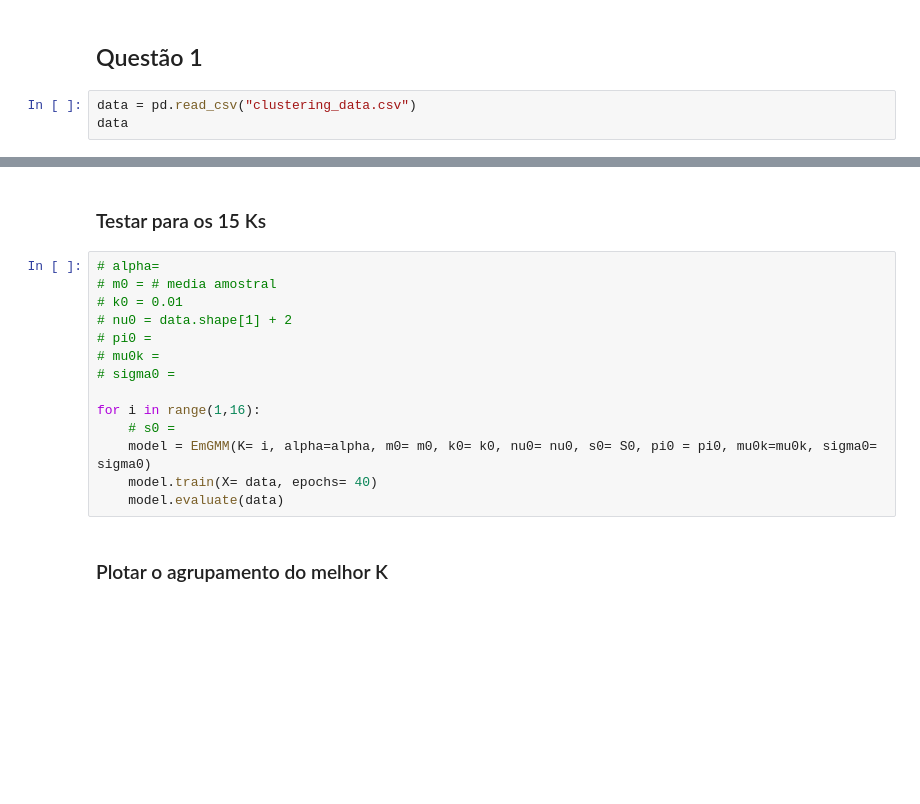
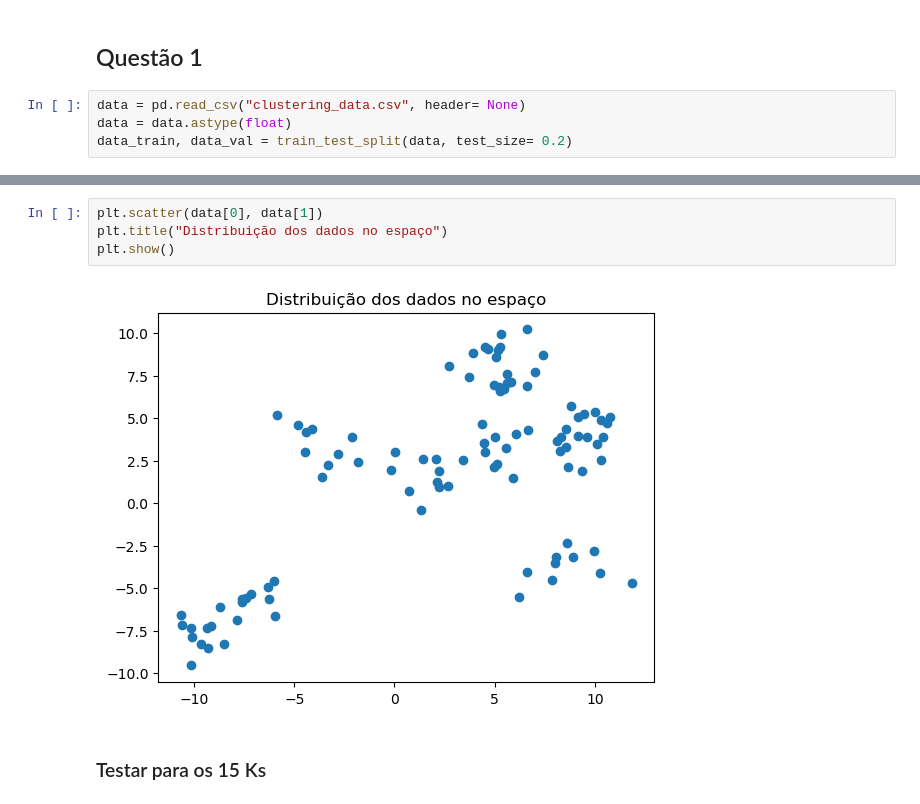
Before and after one commit to Lucasaraga0/ama_prob, a Jupyter notebook: amaprob_trab3/lista3.ipynb, the cells around one changed output, grey strips where cells are left out. Drawn from its saved outputs; the diff is of its cells as text; blank space fills up the shorter version.

```diff
--- a/amaprob_trab3/lista3.ipynb
+++ b/amaprob_trab3/lista3.ipynb
@@ -129,5 +140,6 @@ EmGMM.evaluate = evaluate
 # %% [markdown]
 ## Questão 1
 # %%
-data = pd.read_csv("clustering_data.csv")
-data
+data = pd.read_csv("clustering_data.csv", header= None)
+data = data.astype(float)
+data_train, data_val = train_test_split(data, test_size= 0.2)
@@ -153,18 +162,8 @@ plt.scatter(data["col1"], data["col2"])
+# %%
+plt.scatter(data[0], data[1])
+plt.title("Distribuição dos dados no espaço")
+plt.show()
+# %% [output]
+[figure, added]
 # %% [markdown]
 ### Testar para os 15 Ks
-# %%
-# alpha=
-# m0 = # media amostral
-# k0 = 0.01
-# nu0 = data.shape[1] + 2
-# pi0 =
-# mu0k =
-# sigma0 =
-
-for i in range(1,16):
-    # s0 =
-    model = EmGMM(K= i, alpha=alpha, m0= m0, k0= k0, nu0= nu0, s0= S0, pi0 = pi0, mu0k=mu0k, sigma0= sigma0)
-    model.train(X= data, epochs= 40)
-    model.evaluate(data)
-# %% [markdown]
-### Plotar o agrupamento do melhor K
```
Also changed, not shown: parts of 25 cells of this notebook, 4 other files.
